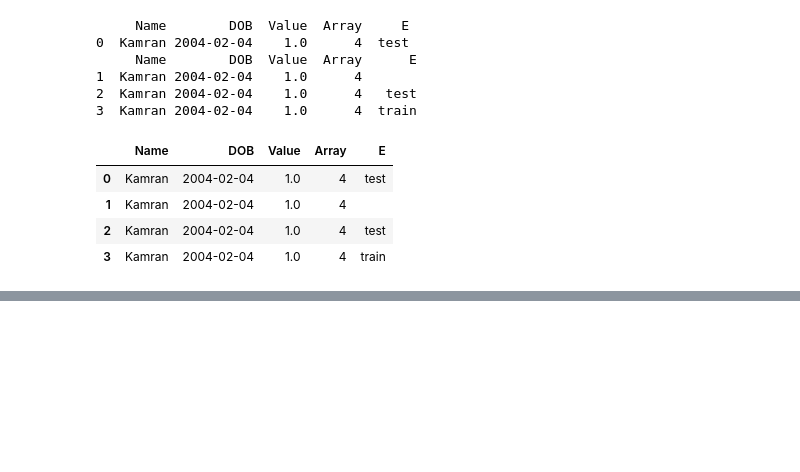
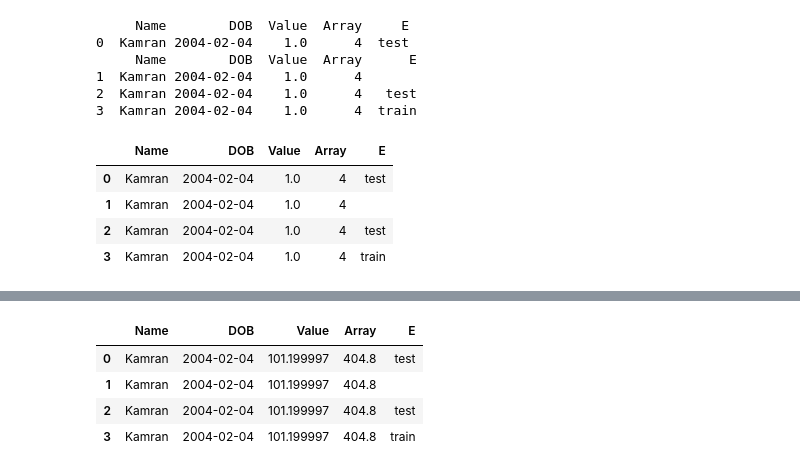
Before and after one commit to kamranshahid56-tech/Python_Practice-Numpy-Pandas-, a Jupyter notebook: python_practice.ipynb, the cells around one changed output, grey strips where cells are left out. Saved outputs shown, nothing was run; the diff lists cells and outputs as text; code cells hidden in the pictures; blank space fills up the shorter version.

```diff
--- a/python_practice.ipynb
+++ b/python_practice.ipynb
@@ -2307,0 +2478,19 @@ pd.concat(pieces)
+# %%
+import pandas as pd
+import numpy as np
+df2 = pd.DataFrame({
+    "Name": "Kamran",
+    "DOB" : pd.Timestamp("20040204"),
+    "Value": pd.Series(1,index = list(range(4)), dtype="float32"),
+    "Array": np.array([4]*4),
+    "E": pd.Categorical(["test", "", "test", "train"])
+})
+# %%
+df = df2.transform(lambda x: x * 101.2 if x.dtype.kind in 'iuf' else x)
+df
+# %% [output]
+|  | Name | DOB | Value | Array | E |
+| 0 | Kamran | 2004-02-04 | 101.199997 | 404.8 | test |
+| 1 | Kamran | 2004-02-04 | 101.199997 | 404.8 |  |
+| 2 | Kamran | 2004-02-04 | 101.199997 | 404.8 | test |
+| 3 | Kamran | 2004-02-04 | 101.199997 | 404.8 | train |
```
Also changed, not shown: parts of 22 cells of this notebook.
